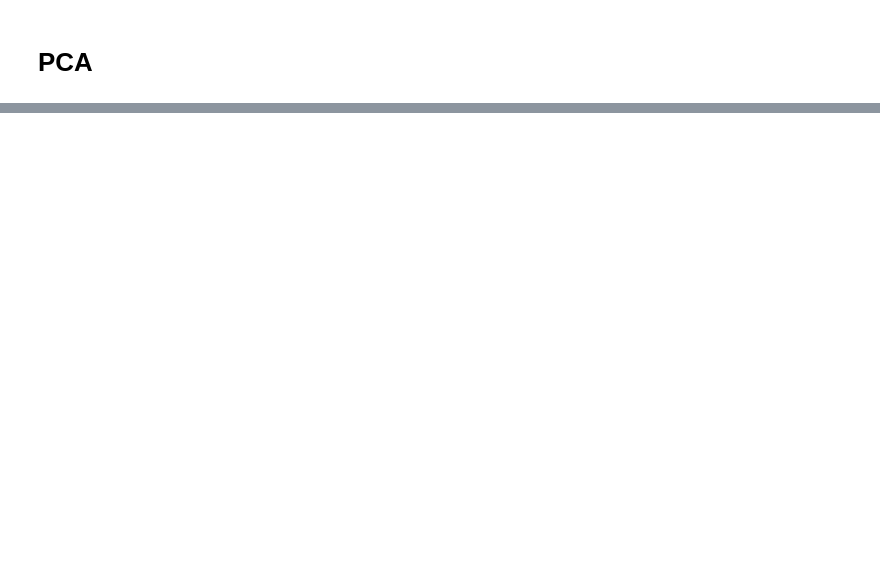
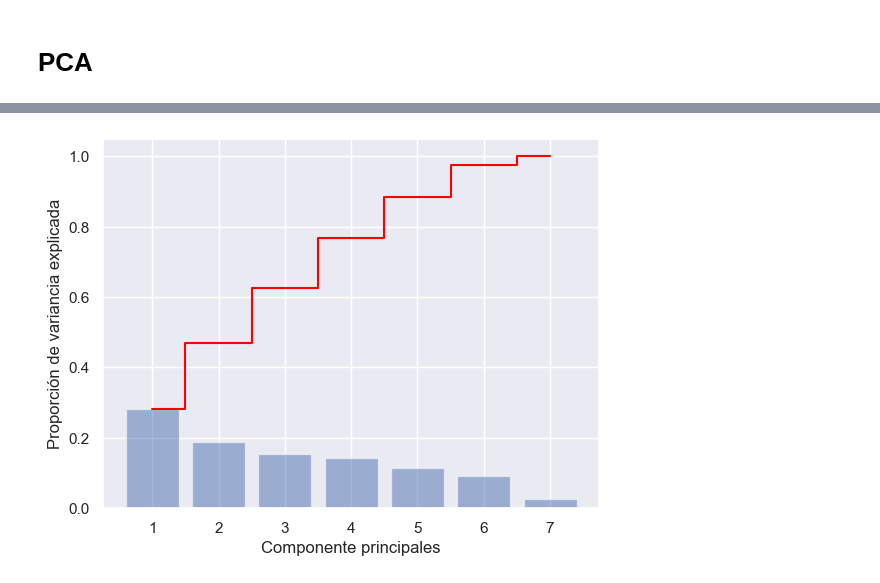
Before and after one commit to franciscodomingo/DataMining-Basics-2024, a Jupyter notebook: TP_1.ipynb, the cells around one changed output, grey strips where cells are left out. Cells and saved outputs as stored; diff of their text form; code cells hidden in the pictures; blank space fills up the shorter version.

```diff
--- a/TP_1.ipynb
+++ b/TP_1.ipynb
@@ -392,0 +320,12 @@ plt.show()
+# %%
+plt.bar(range(1,8), pca.explained_variance_ratio_,
+        alpha=0.5,
+        align='center')
+plt.step(range(1,8), np.cumsum(pca.explained_variance_ratio_),
+         where='mid',
+         color='red')
+plt.ylabel('Proporción de variancia explicada')
+plt.xlabel('Componente principales')
+plt.show()
+# %% [output]
+[figure, added]
```
Also changed, not shown: parts of 16 cells of this notebook.
